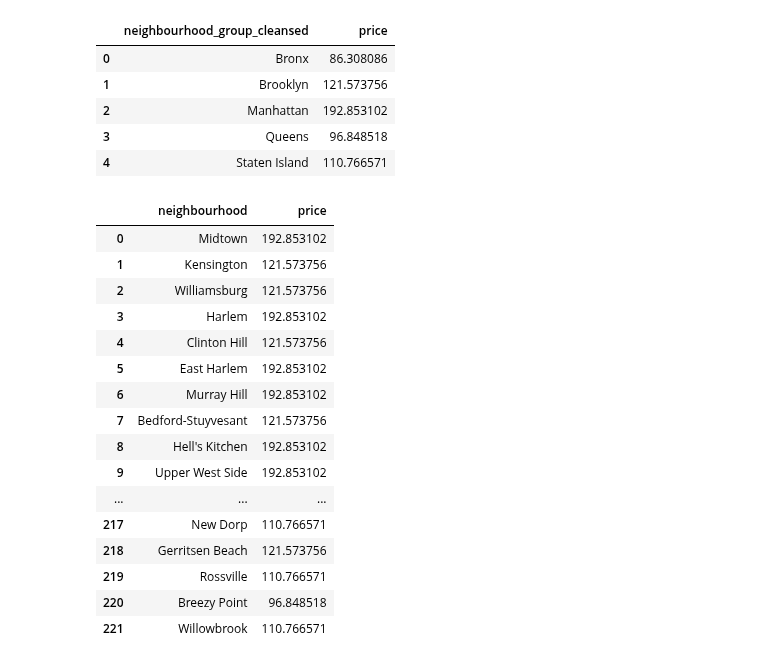
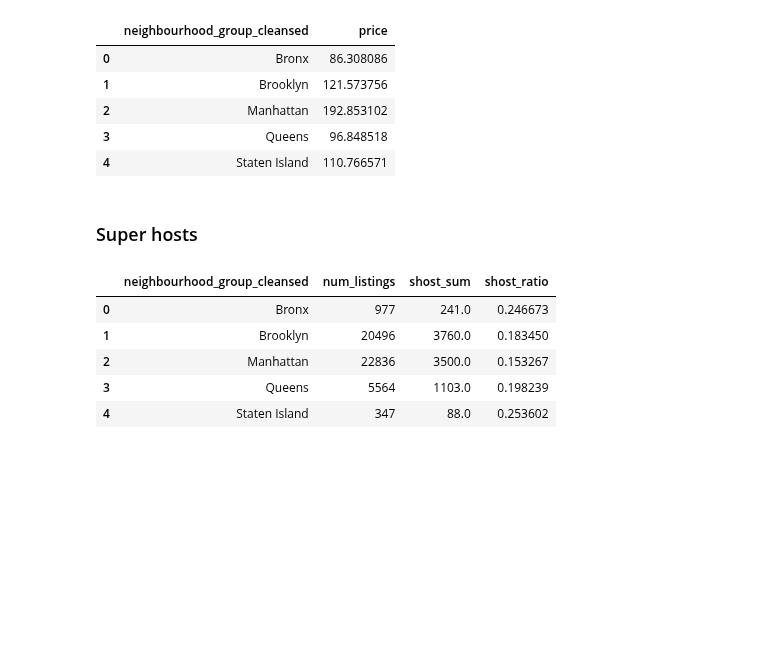
Before and after one commit to principal-miners/listings, a Jupyter notebook: ssh/EDA Geo viz..ipynb, the cells around one changed output. Saved outputs shown, nothing was run; the diff lists cells and outputs as text; code cells hidden in the pictures; blank space fills up the shorter version.

```diff
--- a/ssh/EDA Geo viz..ipynb
+++ b/ssh/EDA Geo viz..ipynb
@@ -217,25 +206,7 @@ for n in subset["neighbourhood_cleansed"].unique():
 
 nbhood_listings_price = pd.DataFrame(subset1)
 nbhood_listings_price = nbhood_listings_price[["neighbourhood", "price"]]
-nbhood_listings_price
+# nbhood_listings_price
-# %% [output]
-|  | neighbourhood | price |
-| 0 | Midtown | 192.853102 |
-| 1 | Kensington | 121.573756 |
-| 2 | Williamsburg | 121.573756 |
-| 3 | Harlem | 192.853102 |
-| 4 | Clinton Hill | 121.573756 |
-| 5 | East Harlem | 192.853102 |
-| 6 | Murray Hill | 192.853102 |
-| 7 | Bedford-Stuyvesant | 121.573756 |
-| 8 | Hell's Kitchen | 192.853102 |
-| 9 | Upper West Side | 192.853102 |
-| ... | ... | ... |
-| 217 | New Dorp | 110.766571 |
-| 218 | Gerritsen Beach | 121.573756 |
-| 219 | Rossville | 110.766571 |
-| 220 | Breezy Point | 96.848518 |
-| 221 | Willowbrook | 110.766571 |
 # %%
 neighbourhoods_geojson_path = os.path.join(ny_datapath, "neighbourhoods.geojson")
 
@@ -254,3 +225,26 @@ m1 = add_choroplethmap(m1=m1, data=nbhood_listings_price,
 # m1
 # m1 = addMarkerClusters(m1, listings_loc_data["latitude"].values, listings_loc_data["longitude"].values)
 open_map_in_browser(m1, os.path.join(ny_datapath, "geo_listings_price.html"))
+# %% [markdown]
+### Super hosts
+# %%
+di = {"t": 1, "f": 0}
+subset["host_is_superhost"].replace(di, inplace=True)
+# %%
+nbhood_grp_shost =\
+    subset[["host_is_superhost", "neighbourhood_group_cleansed"]]
+# nbhood_grp_shost.dropna(inplace=True)
+
+nbhood_grp_shost =nbhood_grp_shost.groupby(by=["neighbourhood_group_cleansed"], as_index=False).agg(["count", "sum"])
+nbhood_grp_shost.reset_index(drop=False, inplace=True)
+nbhood_grp_shost.columns = nbhood_grp_shost.columns.droplevel(0)
+nbhood_grp_shost.columns = ["neighbourhood_group_cleansed", "num_listings", "shost_sum"]
+nbhood_grp_shost["shost_ratio"] = nbhood_grp_shost["shost_sum"] / nbhood_grp_shost["num_listings"]
+nbhood_grp_shost
+# %% [output]
+|  | neighbourhood_group_cleansed | num_listings | shost_sum | shost_ratio |
+| 0 | Bronx | 977 | 241.0 | 0.246673 |
+| 1 | Brooklyn | 20496 | 3760.0 | 0.183450 |
+| 2 | Manhattan | 22836 | 3500.0 | 0.153267 |
+| 3 | Queens | 5564 | 1103.0 | 0.198239 |
+| 4 | Staten Island | 347 | 88.0 | 0.253602 |
```
Also changed, not shown: parts of 8 cells of this notebook.
